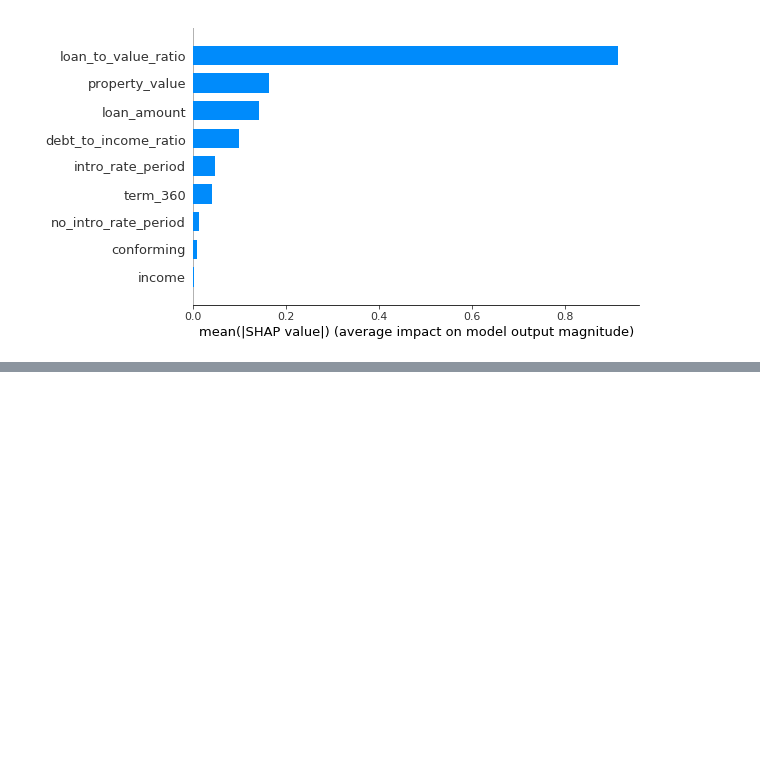
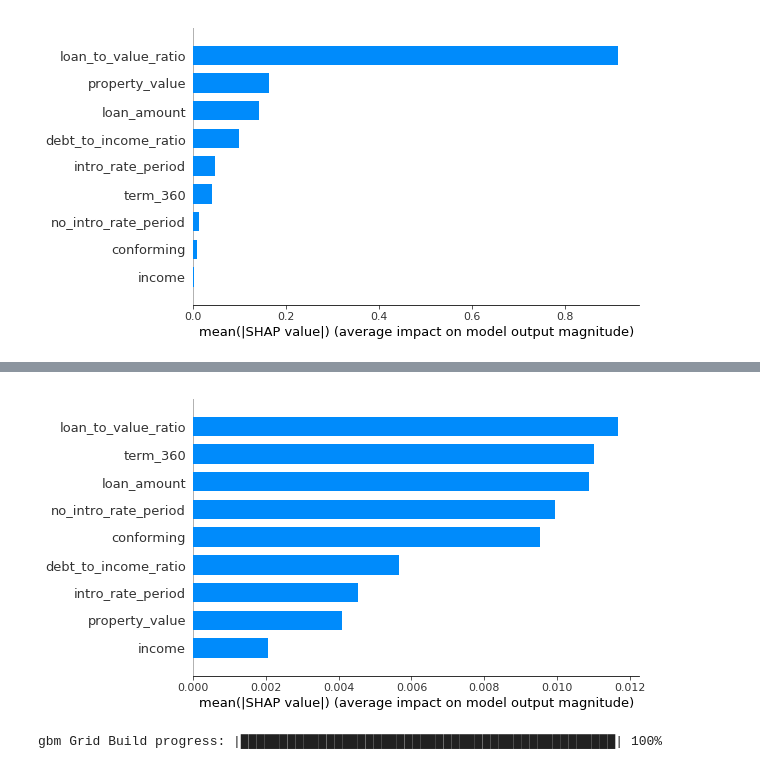
Before and after one commit to h2oai/article-information-2019, a Jupyter notebook: notebooks/mgbm.ipynb, the cells around one changed output, grey strips where cells are left out. Saved outputs shown, nothing was run; the diff lists cells and outputs as text; code cells hidden in the pictures; blank space fills up the shorter version.

```diff
--- a/notebooks/mgbm.ipynb
+++ b/notebooks/mgbm.ipynb
@@ -645,0 +790,2 @@ print(perf_cv_mgbm_lucky.auc())
+# %%
+shap_values_mxgb_lucky, expected_value_mxgb_lucky = get_shapley(mxgb_lucky, train, X)
@@ -646,8 +800,19 @@ print(perf_cv_mgbm_lucky.auc())
+# %%
+shap.summary_plot(shap_values_mxgb_lucky, X, plot_type="bar")
+# %% [output]
+[figure, added]
 # %%
+## Depth 10 is usually plenty of depth for most datasets, but you never know
+hyper_params = {'max_depth' : list(range(1,30,2))}
+#hyper_params = {max_depth = [4,6,8,12,16,20]} ##faster for larger datasets
+
 #Build initial GBM Model
 mgbm_grid = H2OGradientBoostingEstimator(
         # monotonicity constraints
         monotone_constraints=mono_constraints,
+        # more trees is better if the learning rate is small enough
+        # here, use "more than enough" trees - we have early stopping
+        ntrees=10000,
         # smaller learning rate is better
         # since we have learning_rate_annealing, we can afford to start with a
         # bigger learning rate
@@ -655,6 +820,10 @@ mgbm_grid = H2OGradientBoostingEstimator(
         # learning rate annealing: learning_rate shrinks by 1% after every tree
         # (use 1.00 to disable, but then lower the learning_rate)
         learn_rate_annealing = 0.99,
+        # sample 80% of rows per tree
+        sample_rate = 0.8,
+        # sample 80% of columns per split
+        col_sample_rate = 0.8,
         # fix a random number generator seed for reproducibility
         seed = 1234,
         # score every 10 trees to make early stopping reproducible
@@ -666,33 +835,15 @@ mgbm_grid = H2OGradientBoostingEstimator(
         stopping_metric = "AUC",
         stopping_tolerance = 1e-4)
 
-# define random grid search parameters
-hyper_parameters = {'ntrees':list(range(1, 501, 50)),
-                    'max_depth':list(range(1, 21, 2)),
-                    'sample_rate':[s/float(10) for s in range(1, 11)],
-                    'col_sample_rate':[s/float(10) for s in range(1, 11)],
-                    'col_sample_rate_per_tree':list(np.arange(0.2, 1, 0.01)),
-                    'col_sample_rate_change_per_level':list(np.arange(0.9, 1.1, 0.01)),
-                    'min_rows':list(np.arange(1, 2**(np.log2(train.shape[0])-1), 100)),
-                    'nbins':list(range(16, 1024, 16)),
-                    'nbins_cats':list(range(16, 4096, 16)),
-                    'min_split_improvement':[0, 1e-8, 1e-6, 1e-4],
-                    'histogram_type':['UniformAdaptive' ,'QuantilesGlobal', 'RoundRobin', 'Random']}
+#Build grid search with previously made GBM and hyper parameters
+grid = H2OGridSearch(mgbm_grid,hyper_params,
+                         grid_id = 'depth_grid',
+                         search_criteria = {'strategy': "Cartesian"})
 
-# define search strategy
-search_criteria = {'strategy':'RandomDiscrete',
-                   'max_models':250,
-                   'max_runtime_secs':1200,
-                   'seed':SEED}
 
-# initialize grid search
-gsearch = H2OGridSearch(mgbm_grid,
-                        hyper_params=hyper_parameters,
-                        search_criteria=search_criteria)
-
-# execute training w/ grid search
-gsearch.train(x=X,
-              y=Y,
-              training_frame=train,
-              stopping_tolerance = 1e-6,
-              seed=SEED)
+#Train grid search
+grid.train(x=X,
+           y=Y,
+           training_frame = train)
+# %% [output]
+gbm Grid Build progress: |████████████████████████████████████████████████| 100%
```
Also changed, not shown: parts of 35 cells of this notebook.
